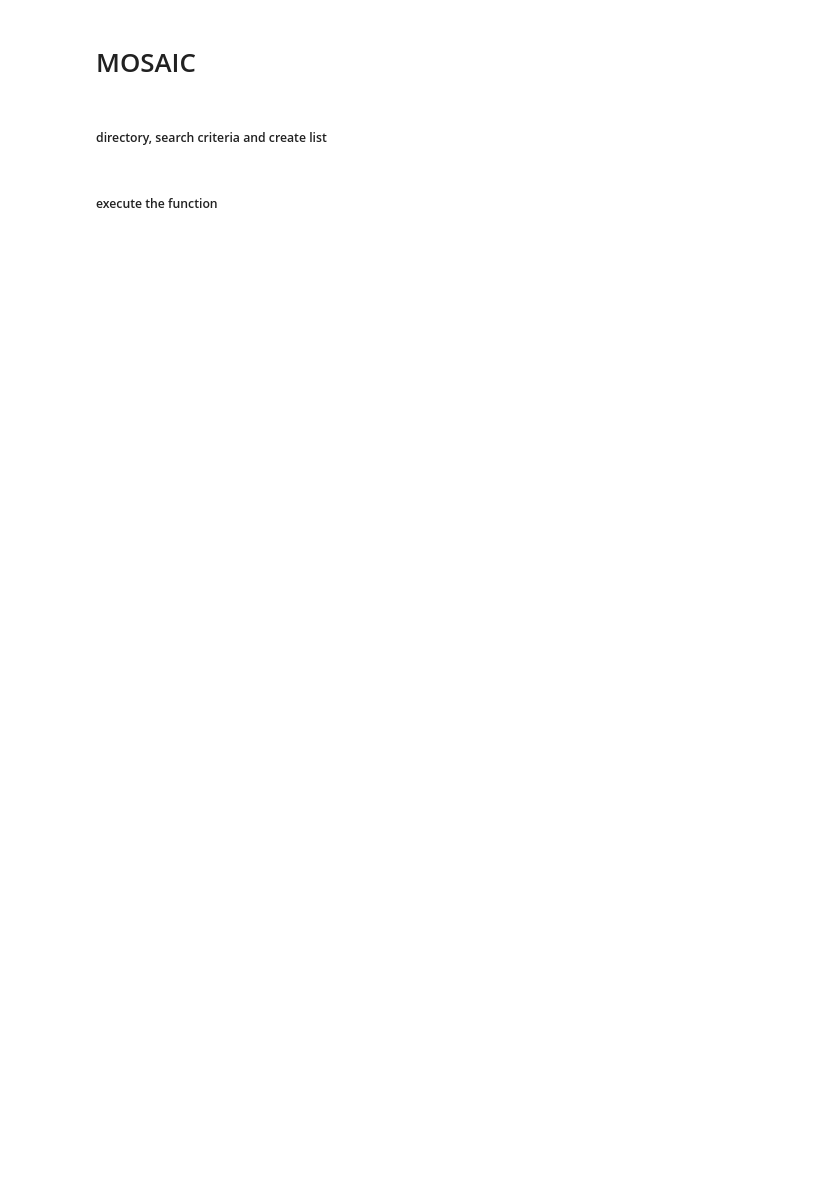
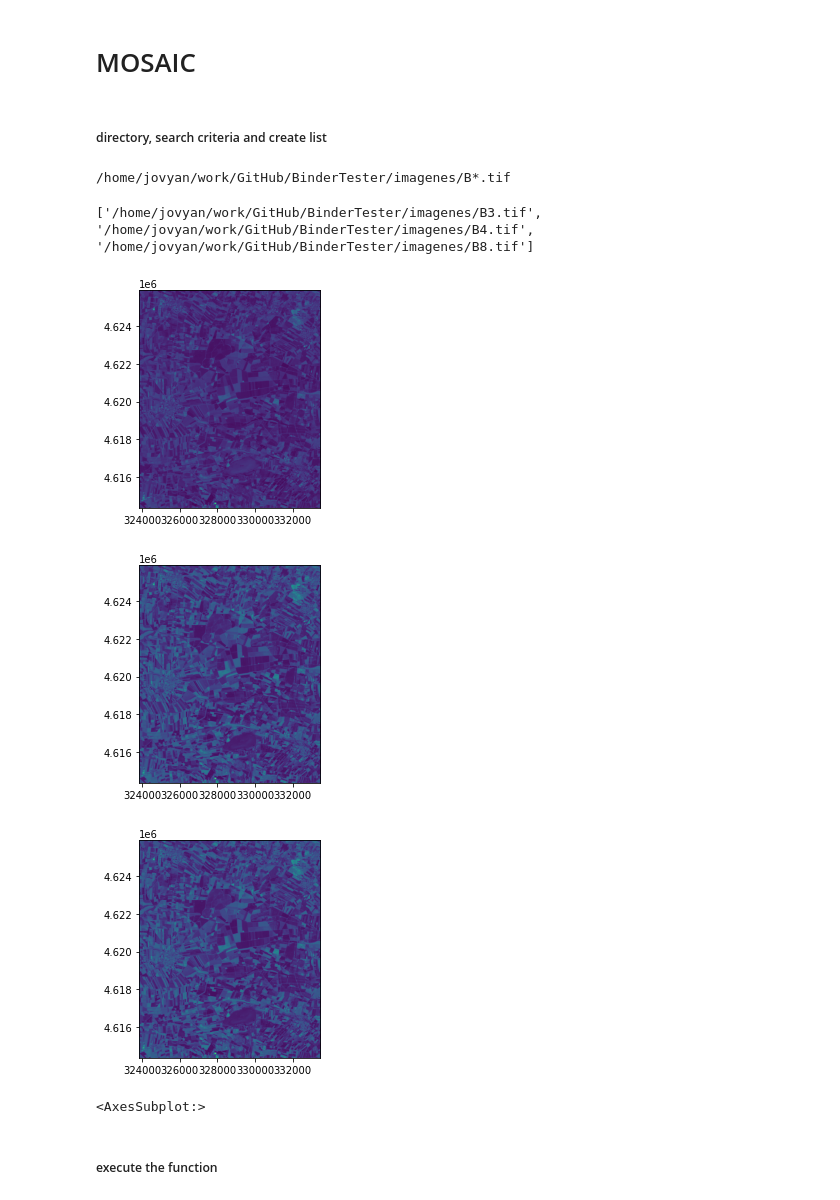
Before and after one commit to mavsonnen/BinderTester, a Jupyter notebook: 5_Mosaic.ipynb, the cells around one changed output. Drawn from its saved outputs; the diff is of its cells as text; code cells hidden in the pictures; blank space fills up the shorter version.

```diff
--- a/5_Mosaic.ipynb
+++ b/5_Mosaic.ipynb
@@ -11,8 +11,9 @@ from rasterio.plot import show
 ##### directory, search criteria and create list
 # %%
 #input directory and tif creation
-directorioentrada= "/home/jovyan/imagenes/"
-directoriosalida= "/home/jovyan/Output/Lista.tif"
+dir = os.getcwd()
+directorioentrada= dir + "/imagenes/"
+directoriosalida= dir + "/Output/Lista.tif"
 # %%
 #we create a search criteria for the file
 criteriobusqueda =  "B*.tif"
@@ -20,6 +21,8 @@ criteriobusqueda =  "B*.tif"
 q = os.path.join(directorioentrada, criteriobusqueda)
 #verificate
 print(q)
+# %% [output]
+/home/jovyan/work/GitHub/BinderTester/imagenes/B*.tif
 # %%
 # The glob.glob () function returns a list with the inputs that match the specified pattern
 archivoslista  =  glob.glob(q)
@@ -28,6 +31,20 @@ archivoslista
 
 #we create an empty list to add the tifs
 archivosamosaicar=[]
+# %%
+print(archivoslista)
+a = rasterio.open(archivoslista[0])
+b = rasterio.open(archivoslista[1])
+c = rasterio.open(archivoslista[2])
+show(a)
+show(b)
+show(c)
+# %% [output]
+['/home/jovyan/work/GitHub/BinderTester/imagenes/B3.tif', '/home/jovyan/work/GitHub/BinderTester/imagenes/B4.tif', '/home/jovyan/work/GitHub/BinderTester/imagenes/B8.tif']
+[figure, added]
+[figure, added]
+[figure, added]
+<AxesSubplot:>
 # %%
 # we create a loop to go through the list and insert the files in the empty list created previously
 for x in archivoslista:
```
Also changed, not shown: parts of 1 cell of this notebook, 14 other files.
